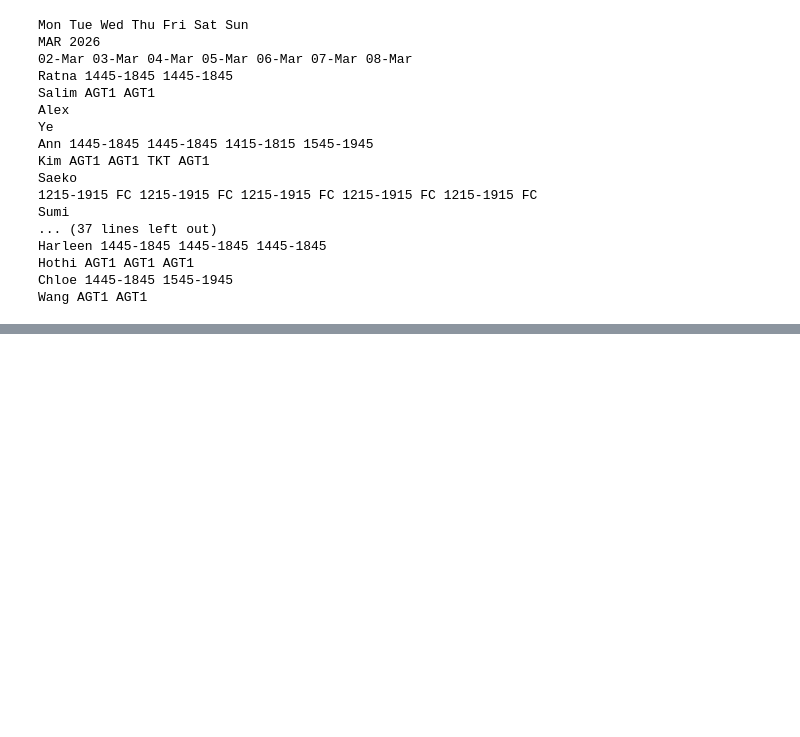
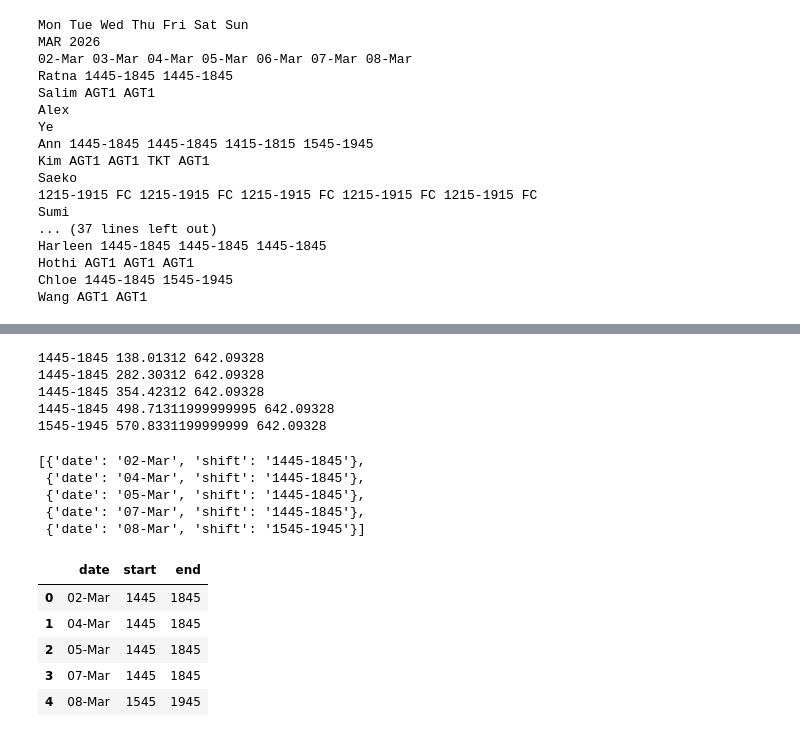
Before and after one commit to imax37/compass-dash, a Jupyter notebook: examples.ipynb, the cells around one changed output, grey strips where cells are left out. Drawn from its saved outputs; the diff is of its cells as text; code cells hidden in the pictures; blank space fills up the shorter version.

Commit message:
implemented word based etl from pdf

```diff
--- a/examples.ipynb
+++ b/examples.ipynb
@@ -299,0 +369,63 @@ for w in words[:20]:
+# %%
+Ian_shifts = get_employee_shifts(words, Ian_rows['shift time row'])
+for x in Ian_shifts:
+    print(x['text'],x['x0'],x['top'])
+# %% [output]
+1445-1845 138.01312 642.09328
+1445-1845 282.30312 642.09328
+1445-1845 354.42312 642.09328
+1445-1845 498.71311999999995 642.09328
+1545-1945 570.8331199999999 642.09328
+# %%
+def assign_dates(shifts, date_columns):
+
+    results = []
+
+    for shift in shifts:
+        x = shift["x0"]
+
+        closest = min(
+            date_columns,
+            key=lambda d: abs(d['x']-x)
+        )
+
+        results.append({
+            "date": closest["date"],
+            "shift": shift["text"]
+        })
+
+    return results
+# %%
+results = assign_dates(Ian_shifts, date_columns)
+results
+# %% [output]
+[{'date': '02-Mar', 'shift': '1445-1845'},
+ {'date': '04-Mar', 'shift': '1445-1845'},
+ {'date': '05-Mar', 'shift': '1445-1845'},
+ {'date': '07-Mar', 'shift': '1445-1845'},
+ {'date': '08-Mar', 'shift': '1545-1945'}]
+# %%
+def build_dataframce(results):
+
+    data = []
+
+    for r in results:
+        start, end = r["shift"].split("-")
+
+        data.append({
+            "date":r["date"],
+            "start": start,
+            "end" : end
+        })
+
+    return pd.DataFrame(data)
+# %%
+df = build_dataframce(results)
+df
+# %% [output]
+|  | date | start | end |
+| 0 | 02-Mar | 1445 | 1845 |
+| 1 | 04-Mar | 1445 | 1845 |
+| 2 | 05-Mar | 1445 | 1845 |
+| 3 | 07-Mar | 1445 | 1845 |
+| 4 | 08-Mar | 1545 | 1945 |
```
Also changed, not shown: parts of 10 cells of this notebook.
